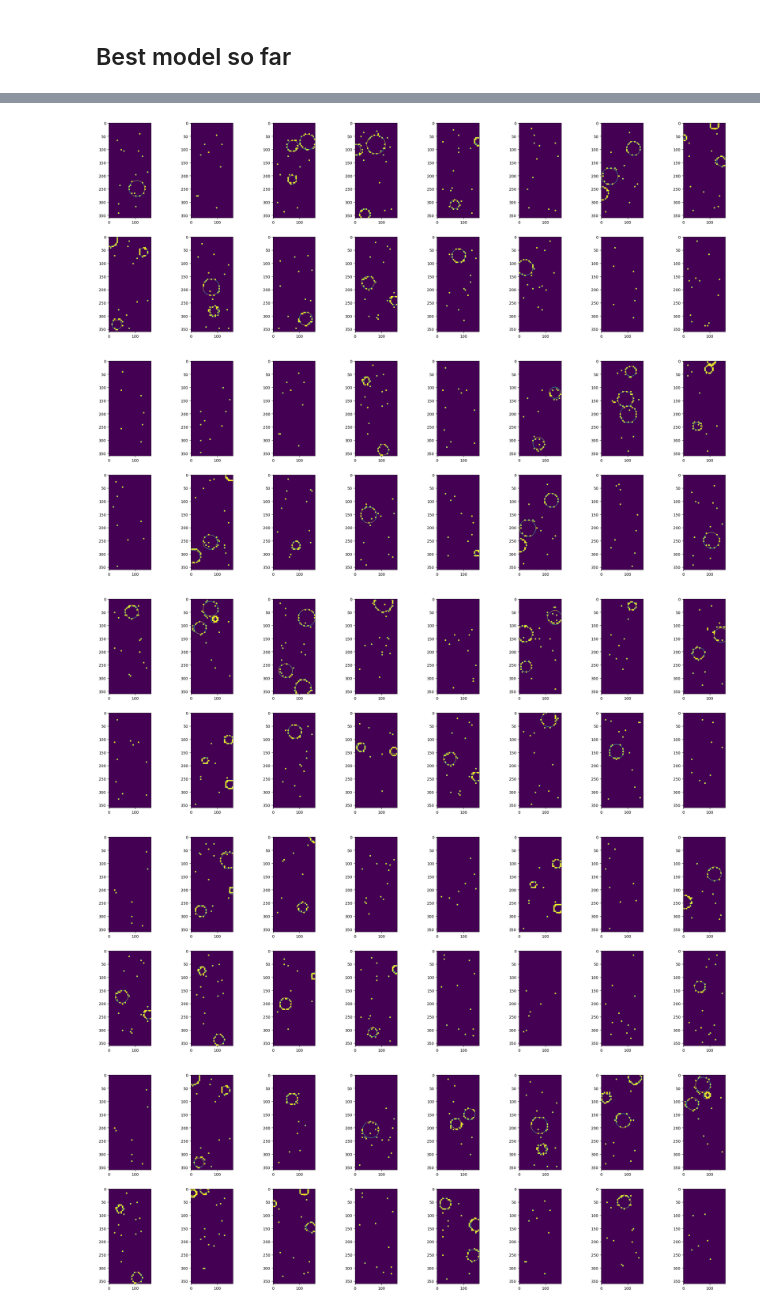
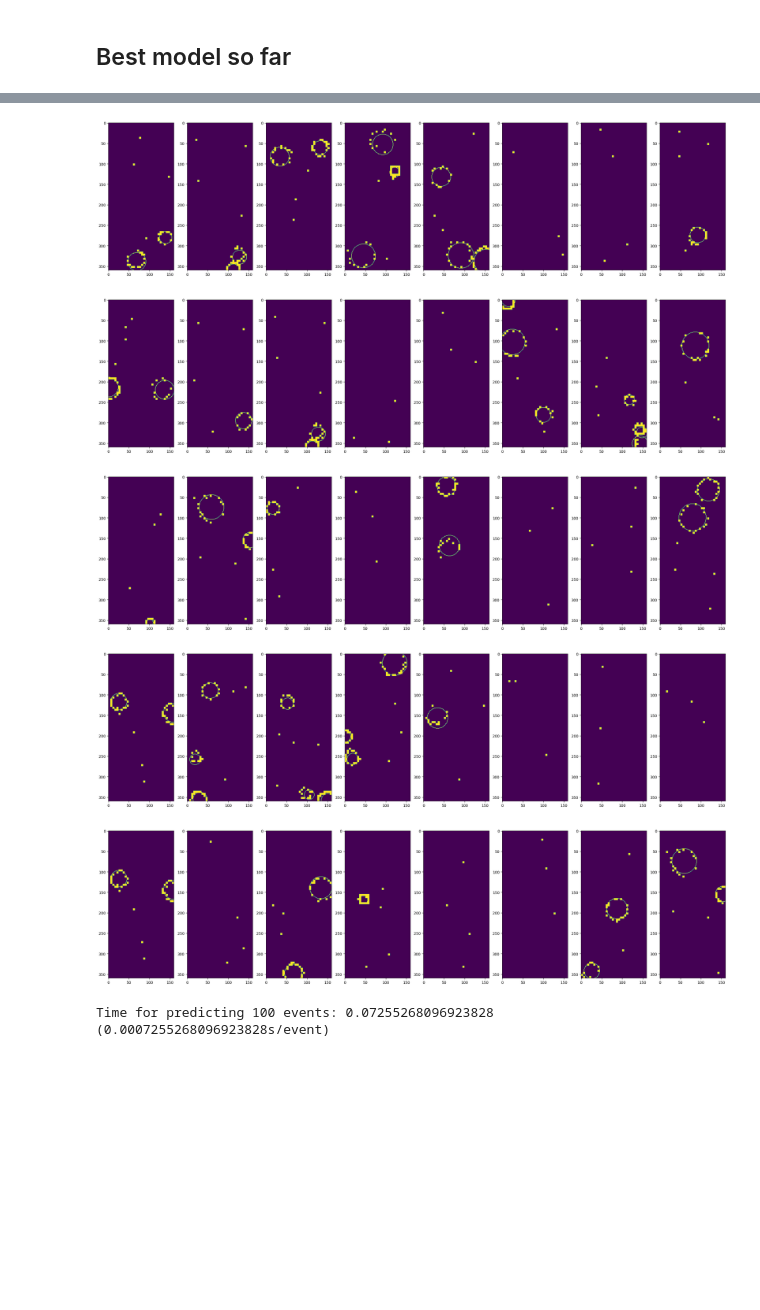
Before and after one commit to borkh/mcbm-ring-reco, a Jupyter notebook: notebooks/real_sim_data.ipynb, the cells around one changed output, grey strips where cells are left out. Saved outputs shown, nothing was run; the diff lists cells and outputs as text; code cells hidden in the pictures; blank space fills up the shorter version.

```diff
--- a/notebooks/real_sim_data.ipynb
+++ b/notebooks/real_sim_data.ipynb
@@ -16,7 +16,7 @@ from train import *
 %matplotlib inline
 
 ## ---------------------- load data ----------------------------------------
-ins, os, hpr, rn = (72,32,1), 15, (10, 18), 0.01
+ins, os, hpr, rn = (72,32,1), 15, (10, 20), 0.05
 gen = SynthGen(ins, os, hpr, rn)
 X, y = gen.create_dataset(100)
 # %% [output]
@@ -86,11 +73,8 @@ model = tf.keras.models.load_model("../models/checkpoints/generator-202205270932
 model.evaluate(X, y)
 
 for i in range(5):
-#    show_predict(np.array(hits_true[:200]), model, 2, 8, i)
-    show_predict(X, model, 2, 8, i)
-#for i in range(5):
-#    show_predict(np.array(hits_true[:200]), model, 2, 8, i)
-#    show_predict(X, model, 2, 8, i)
+#    show_predict(np.array(hits_true[:200]), model, i)
+    show_predict(X, model, i)
 
 from time import time
 t1 = time()
@@ -103,5 +86,6 @@ Time for predicting 100 events: 0.0717313289642334 (0.000717313289642334s/event)
-[figure, old version]
+[figure, new version]
-[figure, old version]
+[figure, new version]
-[figure, old version]
+[figure, new version]
-[figure, old version]
+[figure, new version]
-[figure, old version]
+[figure, new version]
+Time for predicting 100 events: 0.07255268096923828 (0.0007255268096923828s/event)
```
Also changed, not shown: parts of 4 cells of this notebook, 4 other files.
